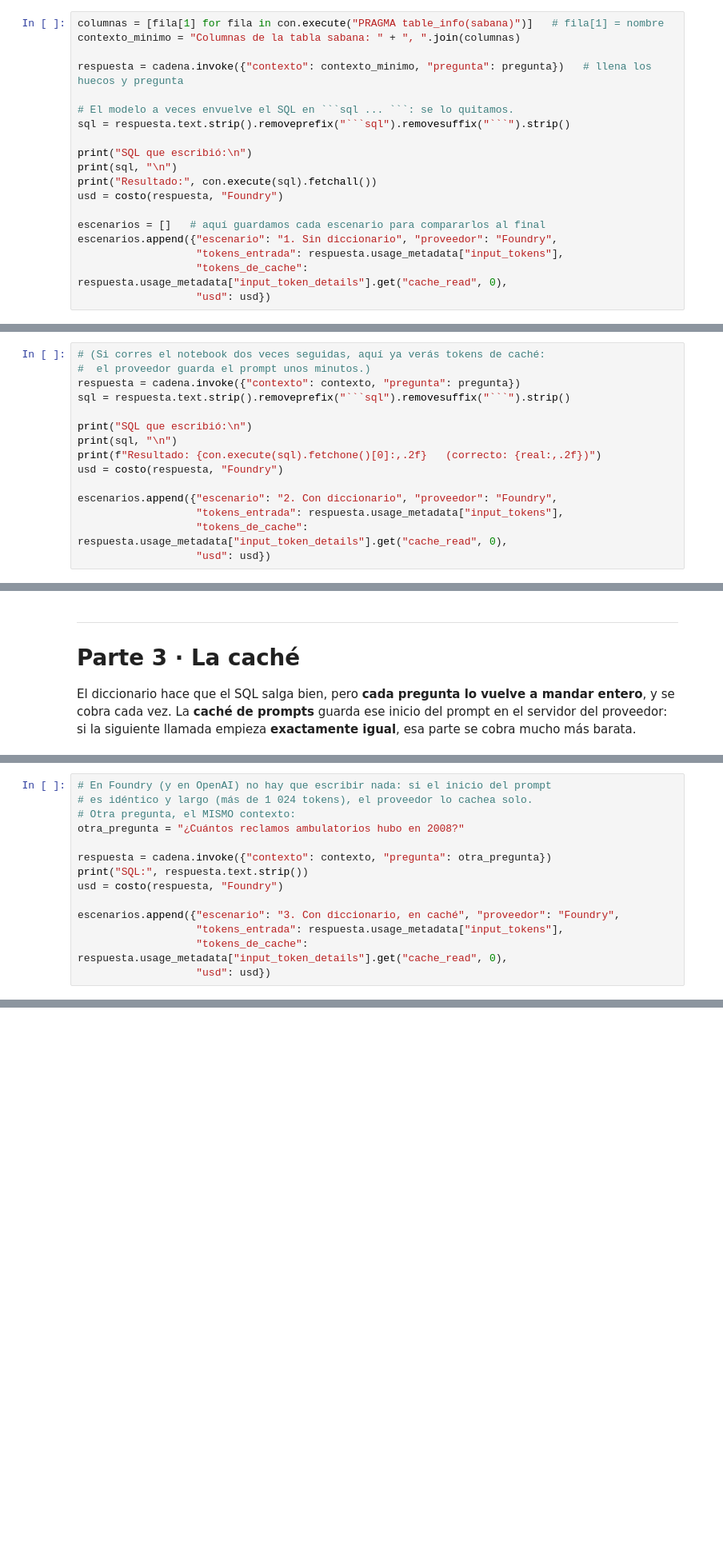
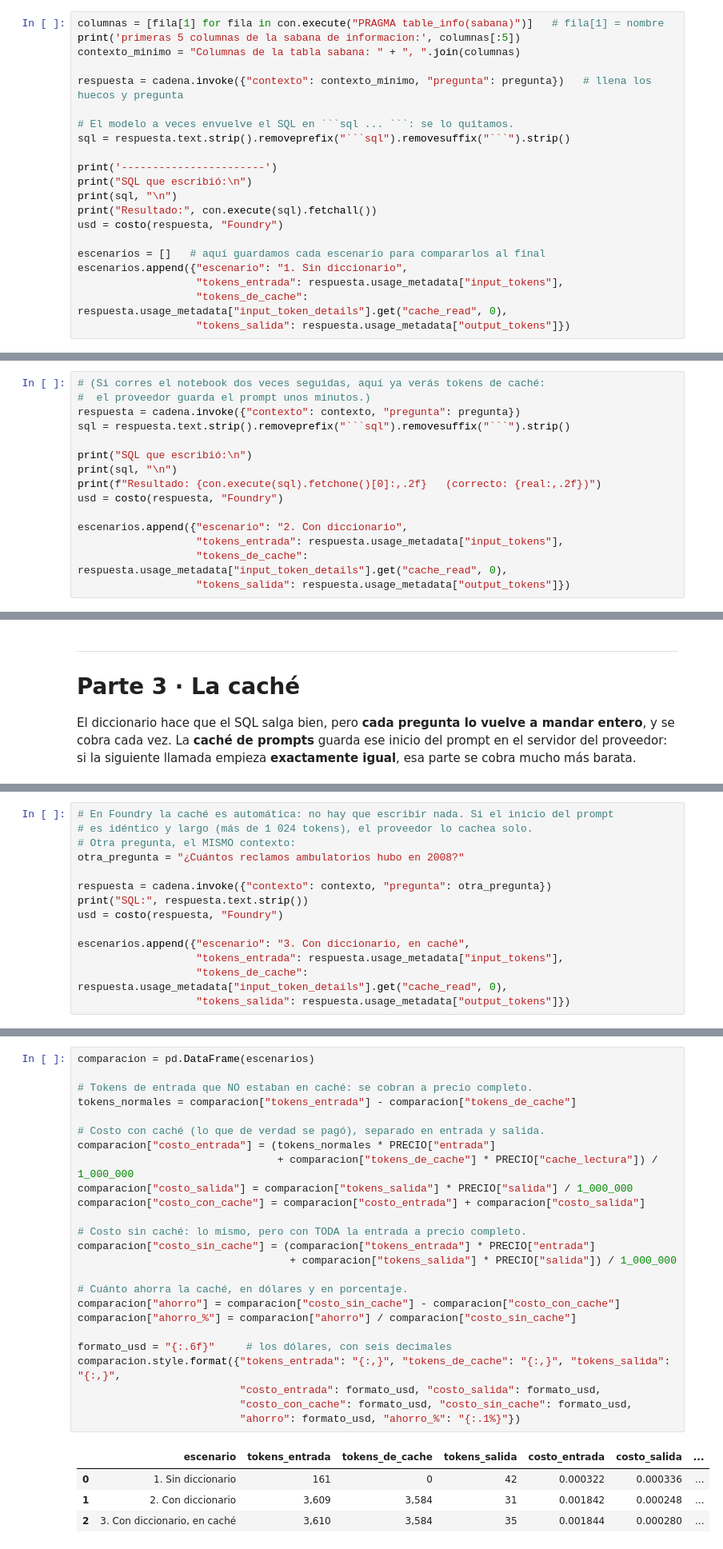
Before and after one commit to robayoMricardo95/CharlaSeePyWeekend, a Jupyter notebook: 02_langchain/02_langchain.ipynb, the cells around one changed output, grey strips where cells are left out. Shown at 80% size. Saved outputs shown, nothing was run; the diff lists cells and outputs as text; blank space fills up the shorter version.

````diff
--- a/02_langchain/02_langchain.ipynb
+++ b/02_langchain/02_langchain.ipynb
@@ -202,6 +222,7 @@ print(f"Respuesta correcta: {real:,.2f}")
 ## Escenario 1 · Sin diccionario: solo los nombres de las columnas
 # %%
 columnas = [fila[1] for fila in con.execute("PRAGMA table_info(sabana)")]   # fila[1] = nombre
+print('primeras 5 columnas de la sabana de informacion:', columnas[:5])
 contexto_minimo = "Columnas de la tabla sabana: " + ", ".join(columnas)
 
 respuesta = cadena.invoke({"contexto": contexto_minimo, "pregunta": pregunta})   # llena los huecos y pregunta
@@ -209,13 +230,14 @@ respuesta = cadena.invoke({"contexto": contexto_minimo, "pregunta": pregunta})
 # El modelo a veces envuelve el SQL en ```sql ... ```: se lo quitamos.
 sql = respuesta.text.strip().removeprefix("```sql").removesuffix("```").strip()
 
+print('-----------------------')
 print("SQL que escribió:\n")
 print(sql, "\n")
 print("Resultado:", con.execute(sql).fetchall())
 usd = costo(respuesta, "Foundry")
 
 escenarios = []   # aquí guardamos cada escenario para compararlos al final
-escenarios.append({"escenario": "1. Sin diccionario", "proveedor": "Foundry",
+escenarios.append({"escenario": "1. Sin diccionario",
                    "tokens_entrada": respuesta.usage_metadata["input_tokens"],
                    "tokens_de_cache": respuesta.usage_metadata["input_token_details"].get("cache_read", 0),
-                   "usd": usd})
+                   "tokens_salida": respuesta.usage_metadata["output_tokens"]})
@@ -253,7 +295,7 @@ print(sql, "\n")
 print(f"Resultado: {con.execute(sql).fetchone()[0]:,.2f}   (correcto: {real:,.2f})")
 usd = costo(respuesta, "Foundry")
 
-escenarios.append({"escenario": "2. Con diccionario", "proveedor": "Foundry",
+escenarios.append({"escenario": "2. Con diccionario",
                    "tokens_entrada": respuesta.usage_metadata["input_tokens"],
                    "tokens_de_cache": respuesta.usage_metadata["input_token_details"].get("cache_read", 0),
-                   "usd": usd})
+                   "tokens_salida": respuesta.usage_metadata["output_tokens"]})
@@ -271,5 +413,5 @@ del prompt en el servidor del proveedor: si la siguiente llamada empieza
 # %%
-# En Foundry (y en OpenAI) no hay que escribir nada: si el inicio del prompt
+# En Foundry la caché es automática: no hay que escribir nada. Si el inicio del prompt
 # es idéntico y largo (más de 1 024 tokens), el proveedor lo cachea solo.
 # Otra pregunta, el MISMO contexto:
 otra_pregunta = "¿Cuántos reclamos ambulatorios hubo en 2008?"
@@ -278,7 +420,7 @@ respuesta = cadena.invoke({"contexto": contexto, "pregunta": otra_pregunta})
 print("SQL:", respuesta.text.strip())
 usd = costo(respuesta, "Foundry")
 
-escenarios.append({"escenario": "3. Con diccionario, en caché", "proveedor": "Foundry",
+escenarios.append({"escenario": "3. Con diccionario, en caché",
                    "tokens_entrada": respuesta.usage_metadata["input_tokens"],
                    "tokens_de_cache": respuesta.usage_metadata["input_token_details"].get("cache_read", 0),
-                   "usd": usd})
+                   "tokens_salida": respuesta.usage_metadata["output_tokens"]})
@@ -326,3 +451,33 @@ comparacion.style.format({"usd": "{:.6f}", "usd_por_1000_preguntas": "{:.2f}",
+# %%
+comparacion = pd.DataFrame(escenarios)
+
+# Tokens de entrada que NO estaban en caché: se cobran a precio completo.
+tokens_normales = comparacion["tokens_entrada"] - comparacion["tokens_de_cache"]
+
+# Costo con caché (lo que de verdad se pagó), separado en entrada y salida.
+comparacion["costo_entrada"] = (tokens_normales * PRECIO["entrada"]
+                                + comparacion["tokens_de_cache"] * PRECIO["cache_lectura"]) / 1_000_000
+comparacion["costo_salida"] = comparacion["tokens_salida"] * PRECIO["salida"] / 1_000_000
+comparacion["costo_con_cache"] = comparacion["costo_entrada"] + comparacion["costo_salida"]
+
+# Costo sin caché: lo mismo, pero con TODA la entrada a precio completo.
+comparacion["costo_sin_cache"] = (comparacion["tokens_entrada"] * PRECIO["entrada"]
+                                  + comparacion["tokens_salida"] * PRECIO["salida"]) / 1_000_000
+
+# Cuánto ahorra la caché, en dólares y en porcentaje.
+comparacion["ahorro"] = comparacion["costo_sin_cache"] - comparacion["costo_con_cache"]
+comparacion["ahorro_%"] = comparacion["ahorro"] / comparacion["costo_sin_cache"]
+
+formato_usd = "{:.6f}"     # los dólares, con seis decimales
+comparacion.style.format({"tokens_entrada": "{:,}", "tokens_de_cache": "{:,}", "tokens_salida": "{:,}",
+                          "costo_entrada": formato_usd, "costo_salida": formato_usd,
+                          "costo_con_cache": formato_usd, "costo_sin_cache": formato_usd,
+                          "ahorro": formato_usd, "ahorro_%": "{:.1%}"})
+# %% [output]
+|  | escenario | tokens_entrada | tokens_de_cache | tokens_salida | costo_entrada | costo_salida | ... |
+| 0 | 1. Sin diccionario | 161 | 0 | 42 | 0.000322 | 0.000336 | ... |
+| 1 | 2. Con diccionario | 3,609 | 3,584 | 31 | 0.001842 | 0.000248 | ... |
+| 2 | 3. Con diccionario, en caché | 3,610 | 3,584 | 35 | 0.001844 | 0.000280 | ... |
 # %% [markdown]
 ---
 
````
Also changed, not shown: parts of 45 cells of this notebook.
